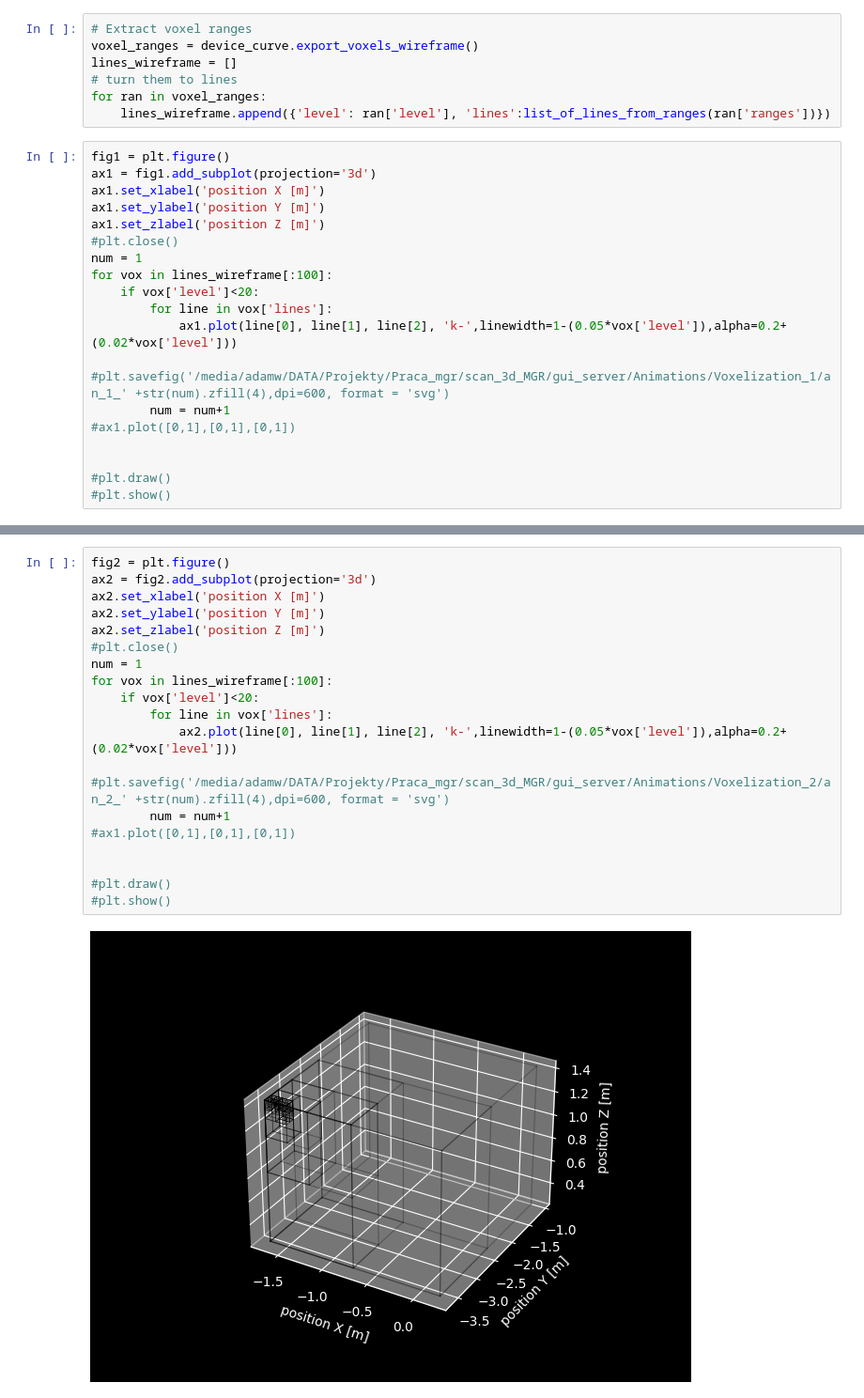
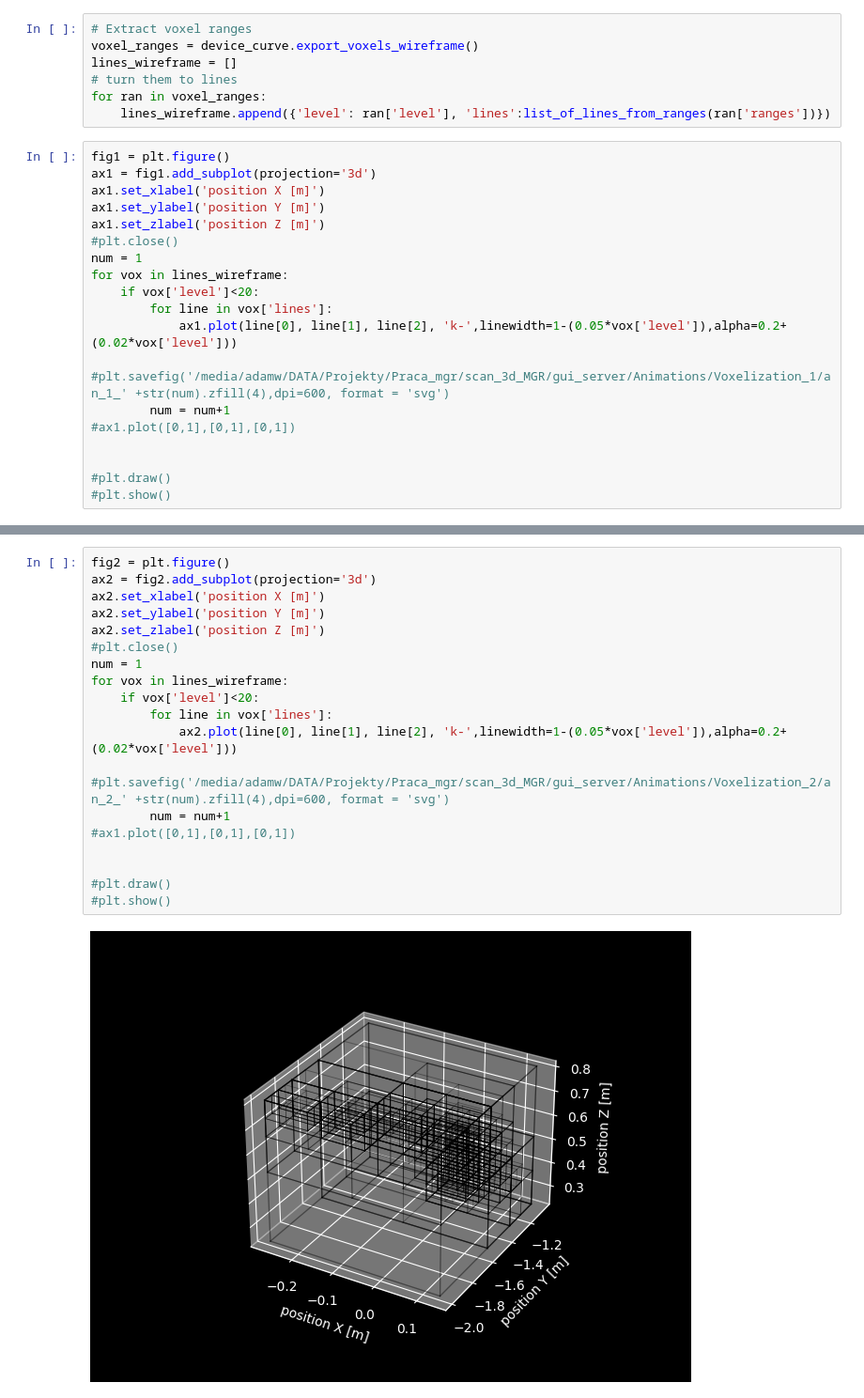
Before and after one commit to adam-wojewoda/scan_3d_MGR, a Jupyter notebook: gui_server/Voxel_visualisations.ipynb, the cells around one changed output, grey strips where cells are left out. Shown at 94% size. Saved outputs shown, nothing was run; the diff lists cells and outputs as text.

```diff
--- a/gui_server/Voxel_visualisations.ipynb
+++ b/gui_server/Voxel_visualisations.ipynb
@@ -113,7 +113,7 @@ ax1.set_ylabel('position Y [m]')
 ax1.set_zlabel('position Z [m]')
 #plt.close()
 num = 1
-for vox in lines_wireframe[:100]:
+for vox in lines_wireframe:
     if vox['level']<20:
         for line in vox['lines']:
             ax1.plot(line[0], line[1], line[2], 'k-',linewidth=1-(0.05*vox['level']),alpha=0.2+(0.02*vox['level']))
@@ -140,24 +140,24 @@ Points:  328180
 # %%
 fig2 = plt.figure()
 ax2 = fig2.add_subplot(projection='3d')
 ax2.set_xlabel('position X [m]')
 ax2.set_ylabel('position Y [m]')
 ax2.set_zlabel('position Z [m]')
 #plt.close()
 num = 1
-for vox in lines_wireframe[:100]:
+for vox in lines_wireframe:
     if vox['level']<20:
         for line in vox['lines']:
             ax2.plot(line[0], line[1], line[2], 'k-',linewidth=1-(0.05*vox['level']),alpha=0.2+(0.02*vox['level']))
         #plt.savefig('/media/adamw/DATA/Projekty/Praca_mgr/scan_3d_MGR/gui_server/Animations/Voxelization_2/an_2_' +str(num).zfill(4),dpi=600, format = 'svg')
         num = num+1
 #ax1.plot([0,1],[0,1],[0,1])
 
 
 #plt.draw()
 #plt.show()
 # %% [output]
-[figure, old version]
+[figure, new version]
 # %%
 fig3 = plt.figure()
 ax3 = fig3.add_subplot(projection='3d')
```
Also changed, not shown: parts of 8 cells of this notebook, 2 other files.
